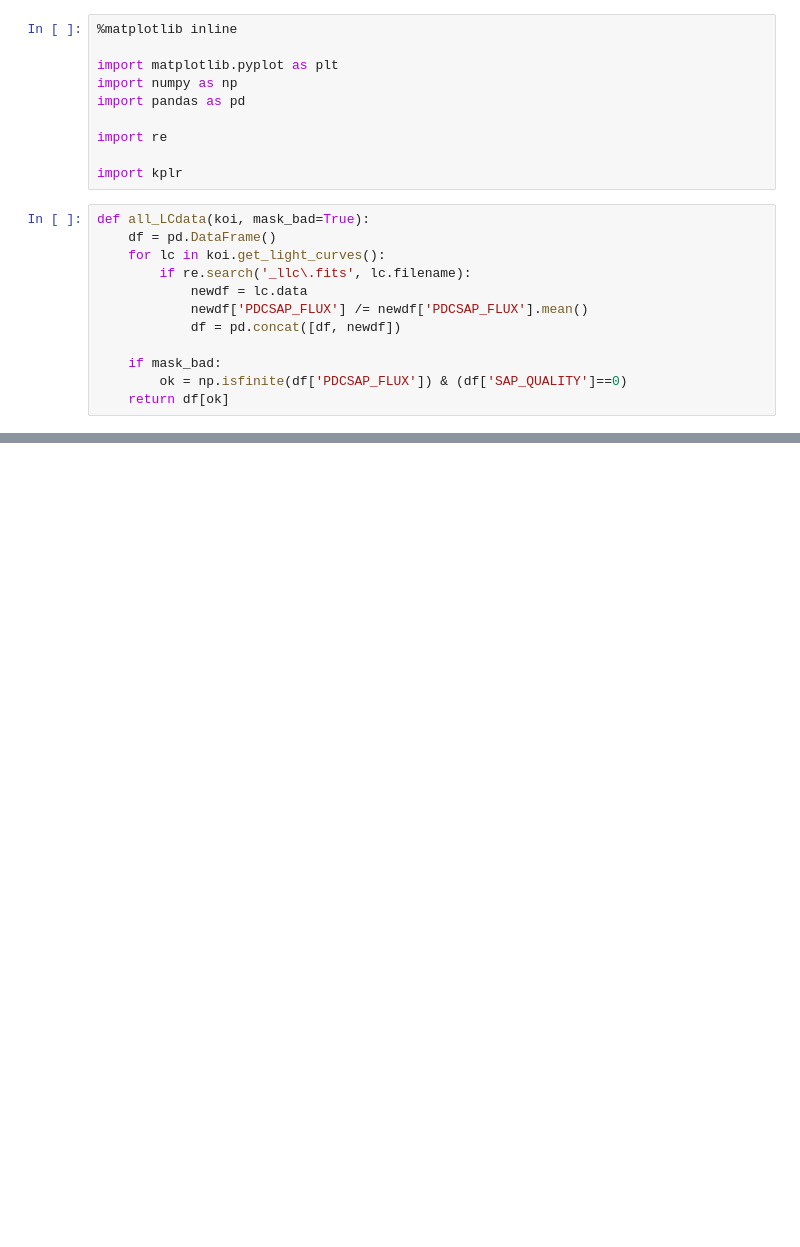
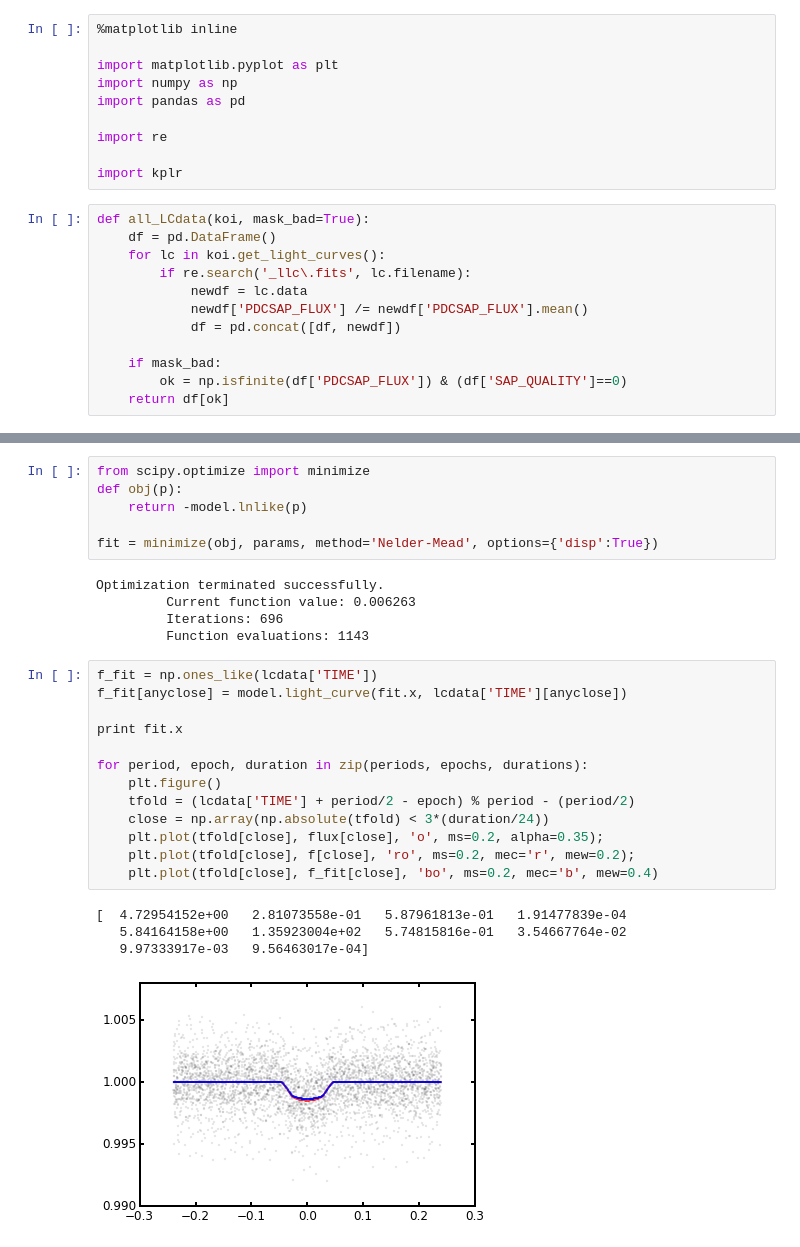
Before and after one commit to timothydmorton/transit-fitting, a Jupyter notebook: notebooks/scratchwork.ipynb, the cells around one changed output, grey strips where cells are left out. Cells and saved outputs as stored; diff of their text form; blank space fills up the shorter version.

```diff
--- a/notebooks/scratchwork.ipynb
+++ b/notebooks/scratchwork.ipynb
@@ -132,0 +266,29 @@ array([ 1.        ,  1.        ,  1.        ,  1.        ,  1.        ,
+# %%
+from scipy.optimize import minimize
+def obj(p):
+    return -model.lnlike(p)
+
+fit = minimize(obj, params, method='Nelder-Mead', options={'disp':True})
+# %% [output]
+Optimization terminated successfully.
+         Current function value: 0.006263
+         Iterations: 696
+         Function evaluations: 1143
+# %%
+f_fit = np.ones_like(lcdata['TIME'])
+f_fit[anyclose] = model.light_curve(fit.x, lcdata['TIME'][anyclose])
+
+print fit.x
+
+for period, epoch, duration in zip(periods, epochs, durations):
+    plt.figure()
+    tfold = (lcdata['TIME'] + period/2 - epoch) % period - (period/2)
+    close = np.array(np.absolute(tfold) < 3*(duration/24))
+    plt.plot(tfold[close], flux[close], 'o', ms=0.2, alpha=0.35);
+    plt.plot(tfold[close], f[close], 'ro', ms=0.2, mec='r', mew=0.2);
+    plt.plot(tfold[close], f_fit[close], 'bo', ms=0.2, mec='b', mew=0.4)
+# %% [output]
+[  4.72954152e+00   2.81073558e-01   5.87961813e-01   1.91477839e-04
+   5.84164158e+00   1.35923004e+02   5.74815816e-01   3.54667764e-02
+   9.97333917e-03   9.56463017e-04]
+[figure, added]
```
Also changed, not shown: parts of 15 cells of this notebook.
